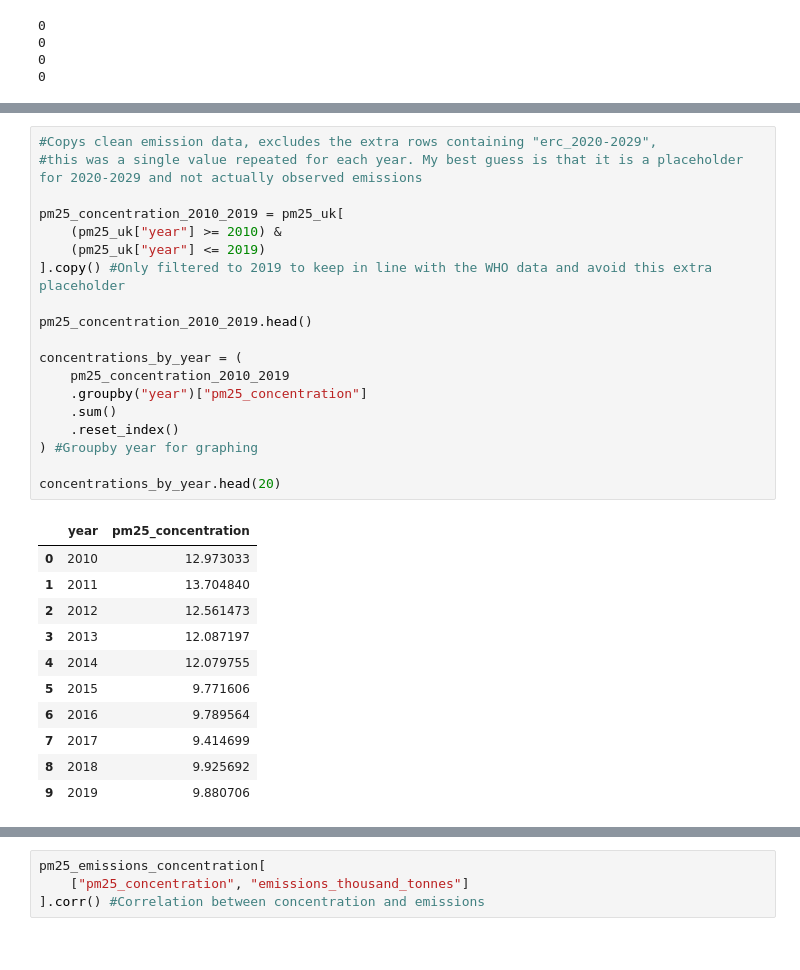
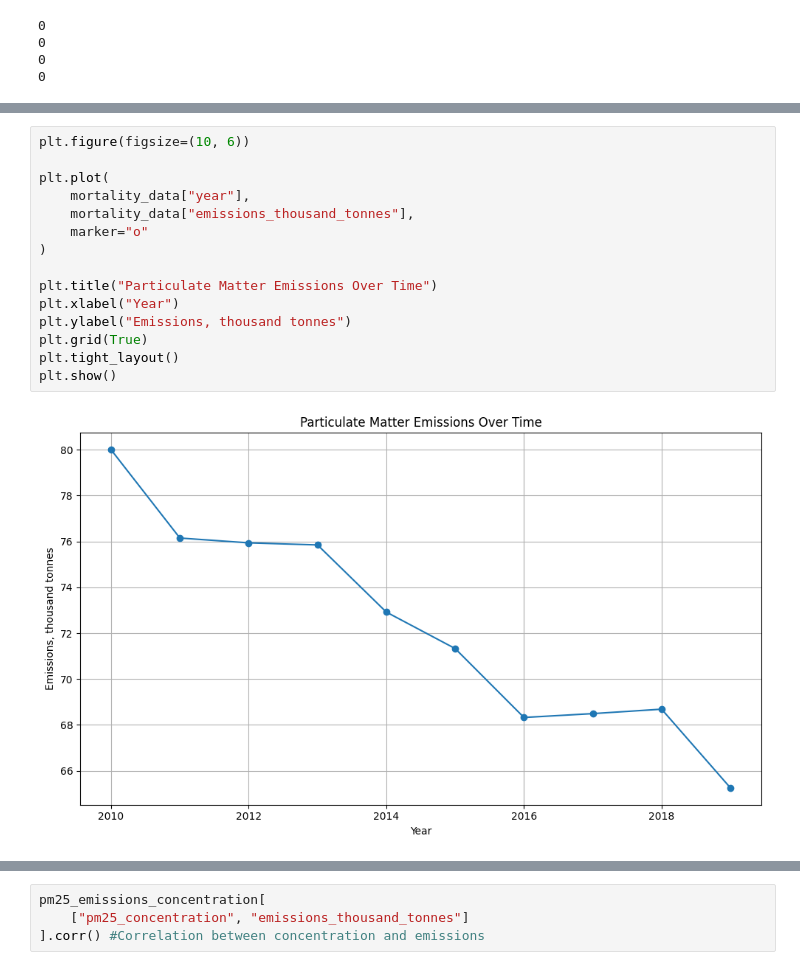
Before and after one commit to jonahlw2/IS_477_Group_Project, a Jupyter notebook: Code/main-code.ipynb, the cells around one changed output, grey strips where cells are left out. Drawn from its saved outputs; the diff is of its cells as text.

```diff
--- a/Code/main-code.ipynb
+++ b/Code/main-code.ipynb
@@ -387,32 +514,18 @@ plt.show()
 # %%
-#Copys clean emission data, excludes the extra rows containing "erc_2020-2029",
-#this was a single value repeated for each year. My best guess is that it is a placeholder for 2020-2029 and not actually observed emissions
+plt.figure(figsize=(10, 6))
 
-pm25_concentration_2010_2019 = pm25_uk[
-    (pm25_uk["year"] >= 2010) &
-    (pm25_uk["year"] <= 2019)
-].copy() #Only filtered to 2019 to keep in line with the WHO data and avoid this extra placeholder
+plt.plot(
+    mortality_data["year"],
+    mortality_data["emissions_thousand_tonnes"],
+    marker="o"
+)
 
-pm25_concentration_2010_2019.head()
-
-concentrations_by_year = (
-    pm25_concentration_2010_2019
-    .groupby("year")["pm25_concentration"]
-    .sum()
-    .reset_index()
-) #Groupby year for graphing
-
-concentrations_by_year.head(20)
+plt.title("Particulate Matter Emissions Over Time")
+plt.xlabel("Year")
+plt.ylabel("Emissions, thousand tonnes")
+plt.grid(True)
+plt.tight_layout()
+plt.show()
 # %% [output]
-|  | year | pm25_concentration |
-| 0 | 2010 | 12.973033 |
-| 1 | 2011 | 13.704840 |
-| 2 | 2012 | 12.561473 |
-| 3 | 2013 | 12.087197 |
-| 4 | 2014 | 12.079755 |
-| 5 | 2015 | 9.771606 |
-| 6 | 2016 | 9.789564 |
-| 7 | 2017 | 9.414699 |
-| 8 | 2018 | 9.925692 |
-| 9 | 2019 | 9.880706 |
+[figure, added]
 # %%
```
Also changed, not shown: parts of 34 cells of this notebook.
